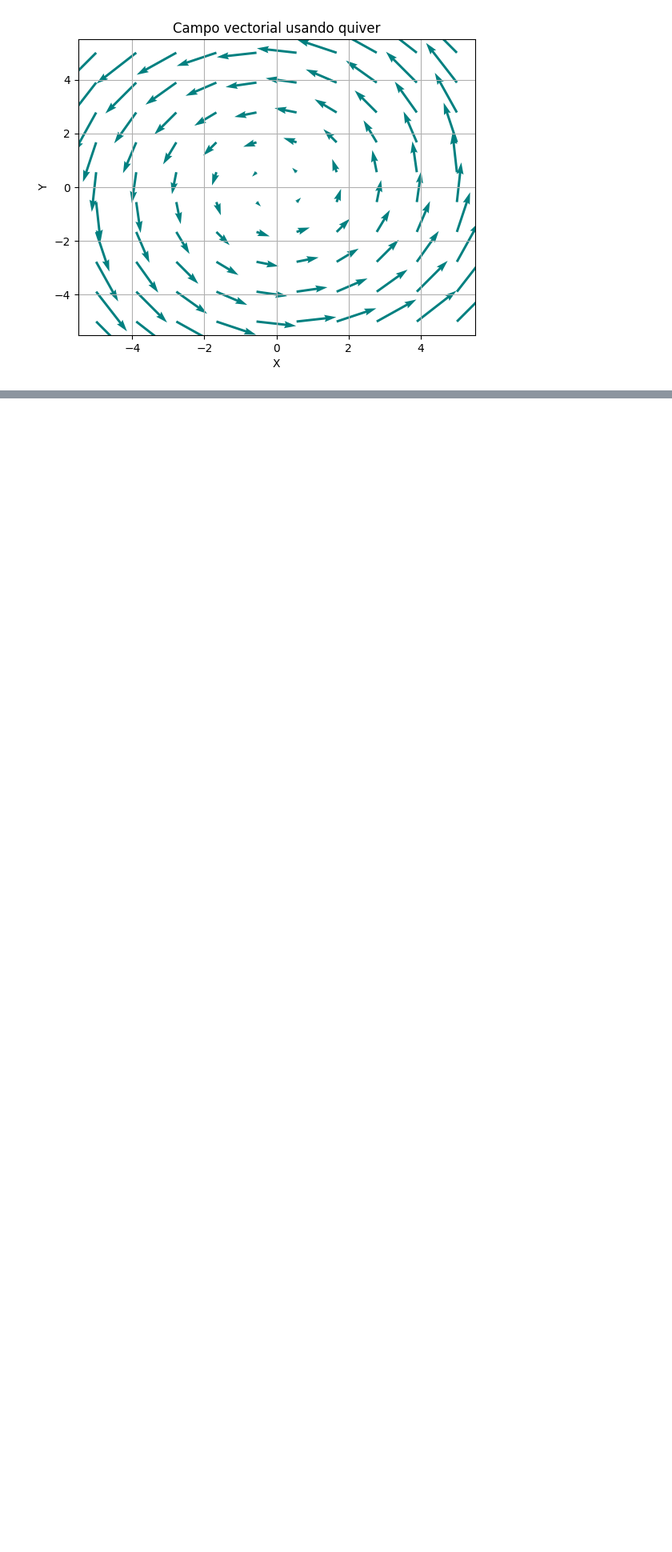
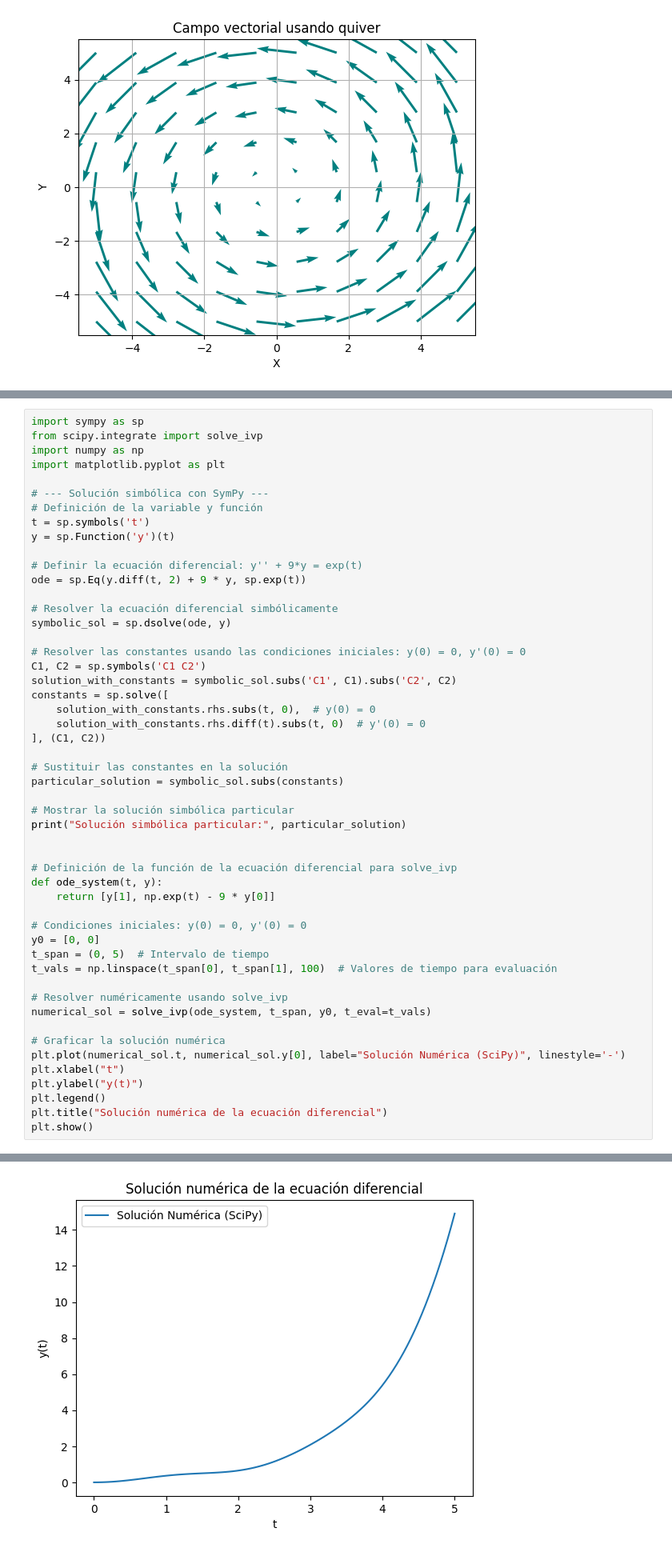
Before and after one commit to UTNFRRE/Analisis-Numerico, a Jupyter notebook: tp-teoria.ipynb, the cells around one changed output, grey strips where cells are left out. Shown at 80% size. Saved outputs shown, nothing was run; the diff lists cells and outputs as text; blank space fills up the shorter version.

```diff
--- a/tp-teoria.ipynb
+++ b/tp-teoria.ipynb
@@ -351,0 +370,52 @@ plt.show()
+# %%
+import sympy as sp
+from scipy.integrate import solve_ivp
+import numpy as np
+import matplotlib.pyplot as plt
+
+# --- Solución simbólica con SymPy ---
+# Definición de la variable y función
+t = sp.symbols('t')
+y = sp.Function('y')(t)
+
+# Definir la ecuación diferencial: y'' + 9*y = exp(t)
+ode = sp.Eq(y.diff(t, 2) + 9 * y, sp.exp(t))
+
+# Resolver la ecuación diferencial simbólicamente
+symbolic_sol = sp.dsolve(ode, y)
+
+# Resolver las constantes usando las condiciones iniciales: y(0) = 0, y'(0) = 0
+C1, C2 = sp.symbols('C1 C2')
+solution_with_constants = symbolic_sol.subs('C1', C1).subs('C2', C2)
+constants = sp.solve([
+    solution_with_constants.rhs.subs(t, 0),  # y(0) = 0
+    solution_with_constants.rhs.diff(t).subs(t, 0)  # y'(0) = 0
+], (C1, C2))
+
+# Sustituir las constantes en la solución
+particular_solution = symbolic_sol.subs(constants)
+
+# Mostrar la solución simbólica particular
+print("Solución simbólica particular:", particular_solution)
+
+
+# Definición de la función de la ecuación diferencial para solve_ivp
+def ode_system(t, y):
+    return [y[1], np.exp(t) - 9 * y[0]]
+
+# Condiciones iniciales: y(0) = 0, y'(0) = 0
+y0 = [0, 0]
+t_span = (0, 5)  # Intervalo de tiempo
+t_vals = np.linspace(t_span[0], t_span[1], 100)  # Valores de tiempo para evaluación
+
+# Resolver numéricamente usando solve_ivp
+numerical_sol = solve_ivp(ode_system, t_span, y0, t_eval=t_vals)
+
+# Graficar la solución numérica
+plt.plot(numerical_sol.t, numerical_sol.y[0], label="Solución Numérica (SciPy)", linestyle='-')
+plt.xlabel("t")
+plt.ylabel("y(t)")
+plt.legend()
+plt.title("Solución numérica de la ecuación diferencial")
+plt.show()
+# %% [output]
@@ -351,0 +423 @@ plt.show()
+[figure, added]
```
Also changed, not shown: parts of 25 cells of this notebook.
